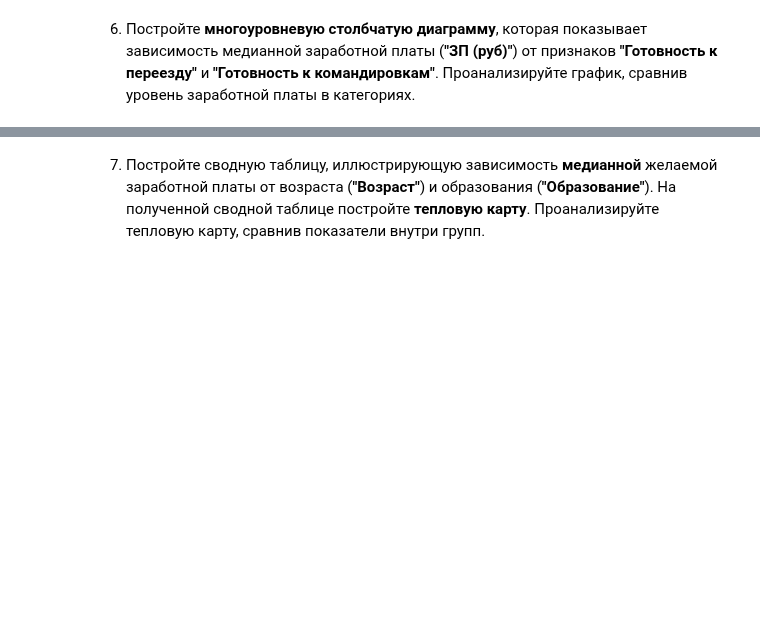
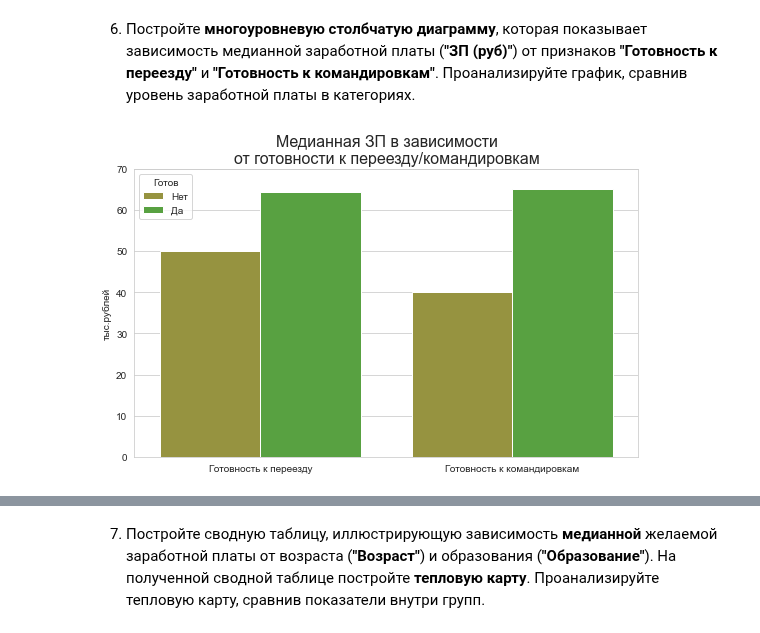
Before and after one commit to evpozdniakov/ds_projects, a Jupyter notebook: project1/hh.ipynb, the cells around one changed output, grey strips where cells are left out. Saved outputs shown, nothing was run; the diff lists cells and outputs as text; code cells hidden in the pictures; blank space fills up the shorter version.

```diff
--- a/project1/hh.ipynb
+++ b/project1/hh.ipynb
@@ -895,0 +935,36 @@ ax[2].set_xticks(range(0, 501, 100));
+# %%
+# считаем медианную ЗП для признака `Готовность к переезду`
+grp_columns = ['Готовность к переезду']
+data1 = hh.groupby(grp_columns)['ЗП (руб)'].median().reset_index()
+
+# считаем медианную ЗП для признака `Готовность к командировкам`
+grp_columns = ['Готовность к командировкам']
+data2 = hh.groupby(grp_columns)['ЗП (руб)'].median().reset_index()
+
+# добавляем в обе таблицы признак `Тип`
+data1['Тип'] = 'Готовность к переезду'
+data2['Тип'] = 'Готовность к командировкам'
+
+# переименовываем признак-мигалку
+data1.rename(columns={ 'Готовность к переезду': 'Готов' }, inplace=True)
+data2.rename(columns={ 'Готовность к командировкам': 'Готов' }, inplace=True)
+
+# соединяем обе таблицы в одну
+data = pd.concat([data1, data2], ignore_index=True)
+
+# меняем True/False на Да/Нет
+data.loc[data['Готов'] == True, 'Готов'] = 'Да'
+data.loc[data['Готов'] == False, 'Готов'] = 'Нет'
+
+fig, ax = figax('wrk-type-slr')
+
+sns.barplot(ax=ax, data=data, x='Тип', y='ЗП (руб)', hue='Готов', palette=colors[1:])
+
+ax.set_title('Медианная ЗП в зависимости\nот готовности к переезду/командировкам', fontsize=16)
+
+ax.set_ylabel('тыс.рублей')
+ax.set_yticks(range(0, 70001, 10000))
+ax.set_yticklabels([x // 1000 for x in ax.get_yticks()])
+ax.set_xlabel('');
+# %% [output]
+[figure, added]
```
Also changed, not shown: parts of 21 cells of this notebook.
